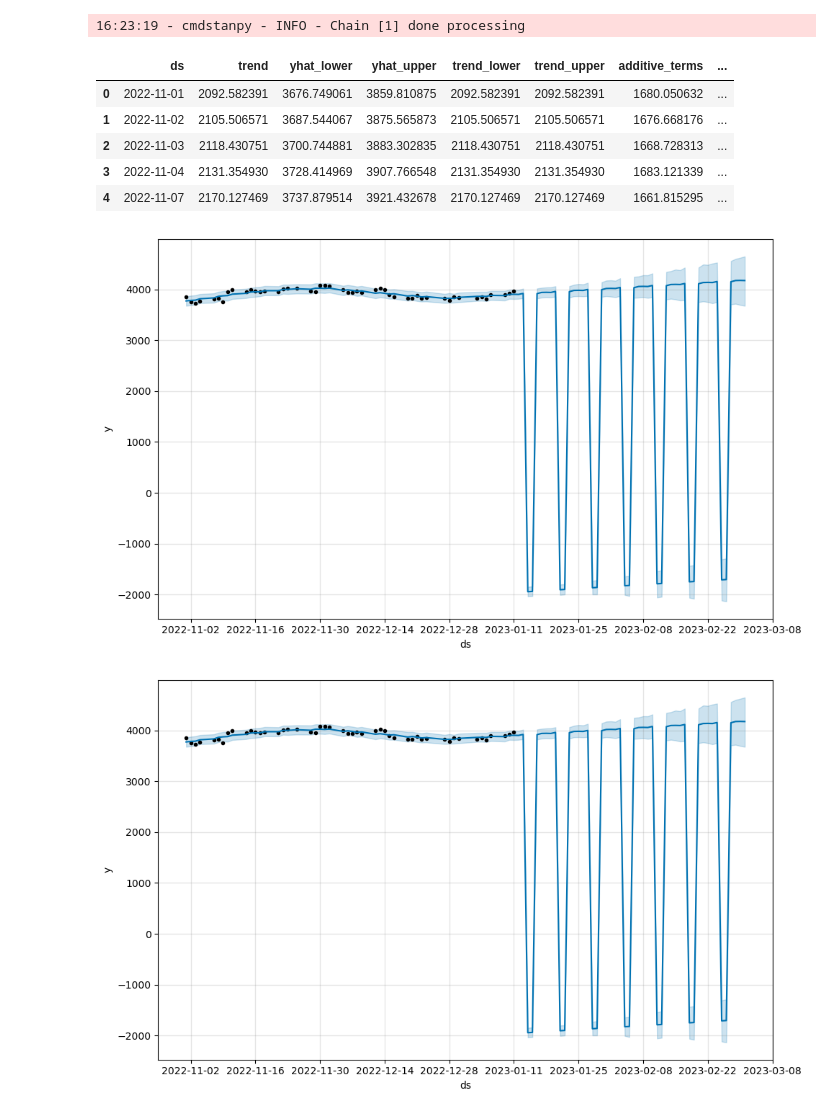
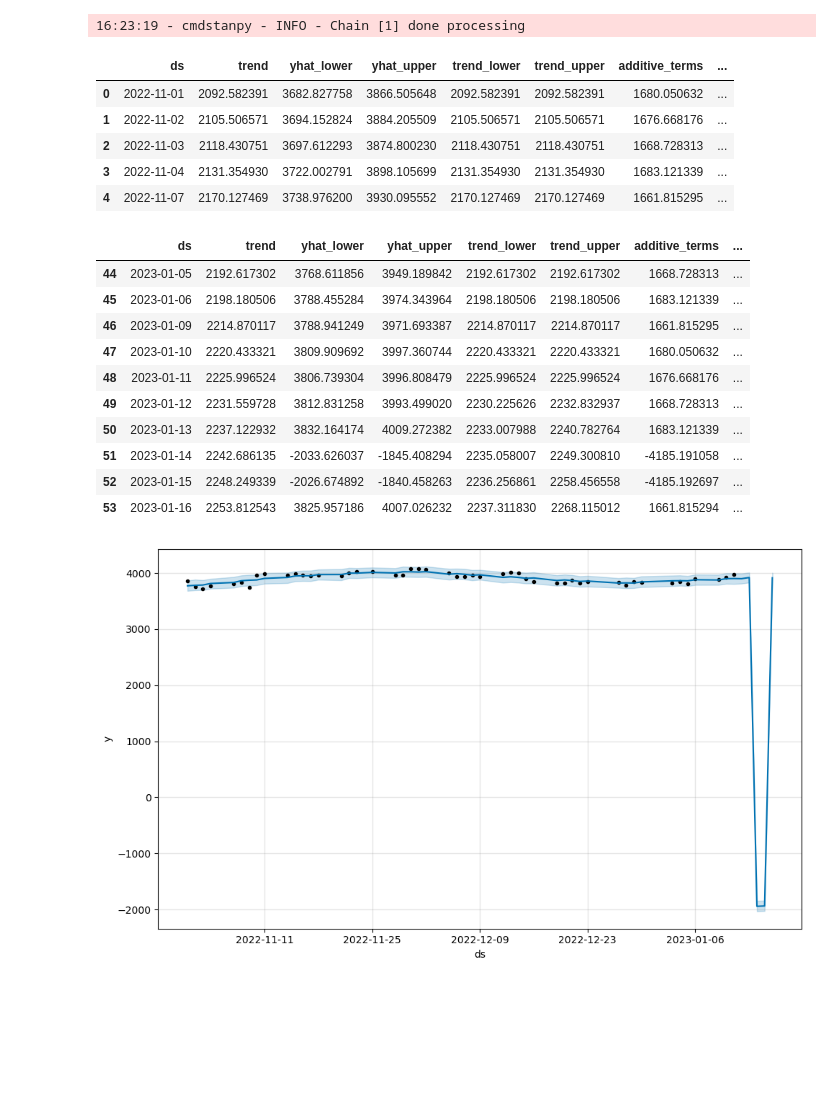
Before and after one commit to YanaOrf/Stock_market_sentiment_analysis, a Jupyter notebook: sent_analysis.ipynb, the cells around one changed output. Cells and saved outputs as stored; diff of their text form; code cells hidden in the pictures; blank space fills up the shorter version.

```diff
--- a/sent_analysis.ipynb
+++ b/sent_analysis.ipynb
@@ -460,20 +460,33 @@ To disable this warning, you can either:
 16:23:19 - cmdstanpy - INFO - Chain [1] done processing
 # %%
 #Forecast
-future=m.make_future_dataframe(periods=50,freq="D")
+future=m.make_future_dataframe(periods=5,freq="D")
 forecest_close=m.predict(future)
 # %%
 forecest_close.head(5)
 # %% [output]
 |  | ds | trend | yhat_lower | yhat_upper | trend_lower | trend_upper | additive_terms | ... |
-| 0 | 2022-11-01 | 2092.582391 | 3676.749061 | 3859.810875 | 2092.582391 | 2092.582391 | 1680.050632 | ... |
-| 1 | 2022-11-02 | 2105.506571 | 3687.544067 | 3875.565873 | 2105.506571 | 2105.506571 | 1676.668176 | ... |
-| 2 | 2022-11-03 | 2118.430751 | 3700.744881 | 3883.302835 | 2118.430751 | 2118.430751 | 1668.728313 | ... |
-| 3 | 2022-11-04 | 2131.354930 | 3728.414969 | 3907.766548 | 2131.354930 | 2131.354930 | 1683.121339 | ... |
-| 4 | 2022-11-07 | 2170.127469 | 3737.879514 | 3921.432678 | 2170.127469 | 2170.127469 | 1661.815295 | ... |
+| 0 | 2022-11-01 | 2092.582391 | 3682.827758 | 3866.505648 | 2092.582391 | 2092.582391 | 1680.050632 | ... |
+| 1 | 2022-11-02 | 2105.506571 | 3694.152824 | 3884.205509 | 2105.506571 | 2105.506571 | 1676.668176 | ... |
+| 2 | 2022-11-03 | 2118.430751 | 3697.612293 | 3874.800230 | 2118.430751 | 2118.430751 | 1668.728313 | ... |
+| 3 | 2022-11-04 | 2131.354930 | 3722.002791 | 3898.105699 | 2131.354930 | 2131.354930 | 1683.121339 | ... |
+| 4 | 2022-11-07 | 2170.127469 | 3738.976200 | 3930.095552 | 2170.127469 | 2170.127469 | 1661.815295 | ... |
+# %%
+forecest_close.tail(10)
+# %% [output]
+|  | ds | trend | yhat_lower | yhat_upper | trend_lower | trend_upper | additive_terms | ... |
+| 44 | 2023-01-05 | 2192.617302 | 3768.611856 | 3949.189842 | 2192.617302 | 2192.617302 | 1668.728313 | ... |
+| 45 | 2023-01-06 | 2198.180506 | 3788.455284 | 3974.343964 | 2198.180506 | 2198.180506 | 1683.121339 | ... |
+| 46 | 2023-01-09 | 2214.870117 | 3788.941249 | 3971.693387 | 2214.870117 | 2214.870117 | 1661.815295 | ... |
+| 47 | 2023-01-10 | 2220.433321 | 3809.909692 | 3997.360744 | 2220.433321 | 2220.433321 | 1680.050632 | ... |
+| 48 | 2023-01-11 | 2225.996524 | 3806.739304 | 3996.808479 | 2225.996524 | 2225.996524 | 1676.668176 | ... |
+| 49 | 2023-01-12 | 2231.559728 | 3812.831258 | 3993.499020 | 2230.225626 | 2232.832937 | 1668.728313 | ... |
+| 50 | 2023-01-13 | 2237.122932 | 3832.164174 | 4009.272382 | 2233.007988 | 2240.782764 | 1683.121339 | ... |
+| 51 | 2023-01-14 | 2242.686135 | -2033.626037 | -1845.408294 | 2235.058007 | 2249.300810 | -4185.191058 | ... |
+| 52 | 2023-01-15 | 2248.249339 | -2026.674892 | -1840.458263 | 2236.256861 | 2258.456558 | -4185.192697 | ... |
+| 53 | 2023-01-16 | 2253.812543 | 3825.957186 | 4007.026232 | 2237.311830 | 2268.115012 | 1661.815294 | ... |
 # %%
-m.plot(forecest_close)
+plot1=m.plot(forecest_close)
 # %% [output]
-[figure, old version]
+[figure, new version]
-[figure, removed]
 # %%
```
Also changed, not shown: parts of 1 cell of this notebook.
